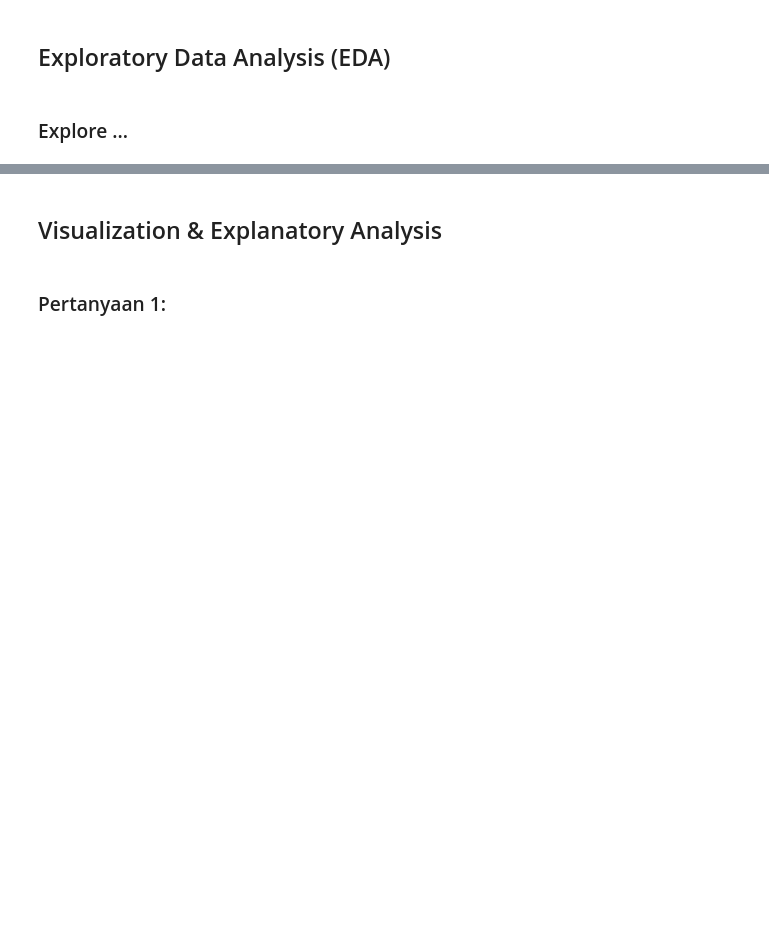
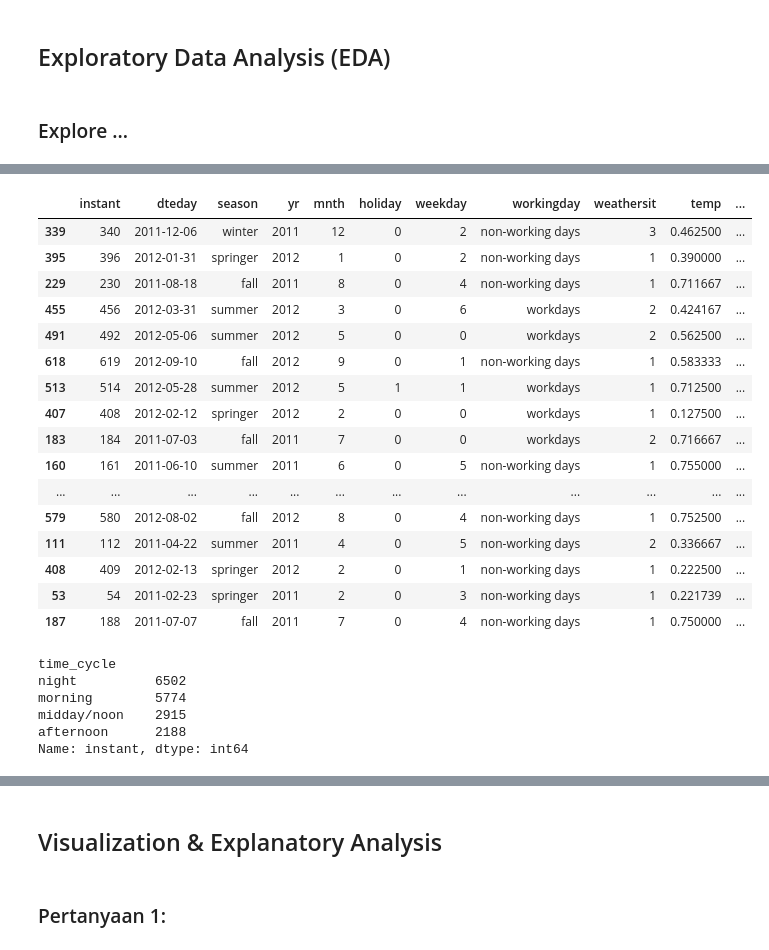
Before and after one commit to moonfaceisaac/proyek-analisis-data-dengan-python, a Jupyter notebook: notebook.ipynb, the cells around one changed output, grey strips where cells are left out. Drawn from its saved outputs; the diff is of its cells as text; code cells hidden in the pictures; blank space fills up the shorter version.

```diff
--- a/notebook.ipynb
+++ b/notebook.ipynb
@@ -263,0 +320,37 @@ year_qrt_df.head()
+# %%
+# Konversi setiap data kategorikal yang memiliki tipe data integer ke tipe data object pada day_df
+day_df['workingday'] = day_df.workingday.apply(lambda x:'non-working days' if x == 1 else 'workdays')
+day_df['yr'] = day_df.yr.apply(lambda x: 2011 if x == 0 else 2012)
+day_df['season'] = day_df.season.apply(lambda x:'springer' if x == 1 else ('summer' if x==2 else('fall' if x==3 else 'winter')))
+
+
+day_df.sample(20)
+# %% [output]
+|  | instant | dteday | season | yr | mnth | holiday | weekday | workingday | weathersit | temp | ... |
+| 339 | 340 | 2011-12-06 | winter | 2011 | 12 | 0 | 2 | non-working days | 3 | 0.462500 | ... |
+| 395 | 396 | 2012-01-31 | springer | 2012 | 1 | 0 | 2 | non-working days | 1 | 0.390000 | ... |
+| 229 | 230 | 2011-08-18 | fall | 2011 | 8 | 0 | 4 | non-working days | 1 | 0.711667 | ... |
+| 455 | 456 | 2012-03-31 | summer | 2012 | 3 | 0 | 6 | workdays | 2 | 0.424167 | ... |
+| 491 | 492 | 2012-05-06 | summer | 2012 | 5 | 0 | 0 | workdays | 2 | 0.562500 | ... |
+| 618 | 619 | 2012-09-10 | fall | 2012 | 9 | 0 | 1 | non-working days | 1 | 0.583333 | ... |
+| 513 | 514 | 2012-05-28 | summer | 2012 | 5 | 1 | 1 | workdays | 1 | 0.712500 | ... |
+| 407 | 408 | 2012-02-12 | springer | 2012 | 2 | 0 | 0 | workdays | 1 | 0.127500 | ... |
+| 183 | 184 | 2011-07-03 | fall | 2011 | 7 | 0 | 0 | workdays | 2 | 0.716667 | ... |
+| 160 | 161 | 2011-06-10 | summer | 2011 | 6 | 0 | 5 | non-working days | 1 | 0.755000 | ... |
+| ... | ... | ... | ... | ... | ... | ... | ... | ... | ... | ... | ... |
+| 579 | 580 | 2012-08-02 | fall | 2012 | 8 | 0 | 4 | non-working days | 1 | 0.752500 | ... |
+| 111 | 112 | 2011-04-22 | summer | 2011 | 4 | 0 | 5 | non-working days | 2 | 0.336667 | ... |
+| 408 | 409 | 2012-02-13 | springer | 2012 | 2 | 0 | 1 | non-working days | 1 | 0.222500 | ... |
+| 53 | 54 | 2011-02-23 | springer | 2011 | 2 | 0 | 3 | non-working days | 1 | 0.221739 | ... |
+| 187 | 188 | 2011-07-07 | fall | 2011 | 7 | 0 | 4 | non-working days | 1 | 0.750000 | ... |
+# %%
+# Mengetahui data pada time_cycle yang baru dibuat
+time_cycle_df = hour_df.groupby(by='time_cycle').instant.nunique().sort_values(ascending=False)
+time_cycle_df.head()
+# %% [output]
+time_cycle
+night          6502
+morning        5774
+midday/noon    2915
+afternoon      2188
+Name: instant, dtype: int64
```
Also changed, not shown: parts of 39 cells of this notebook, 7 other files.
